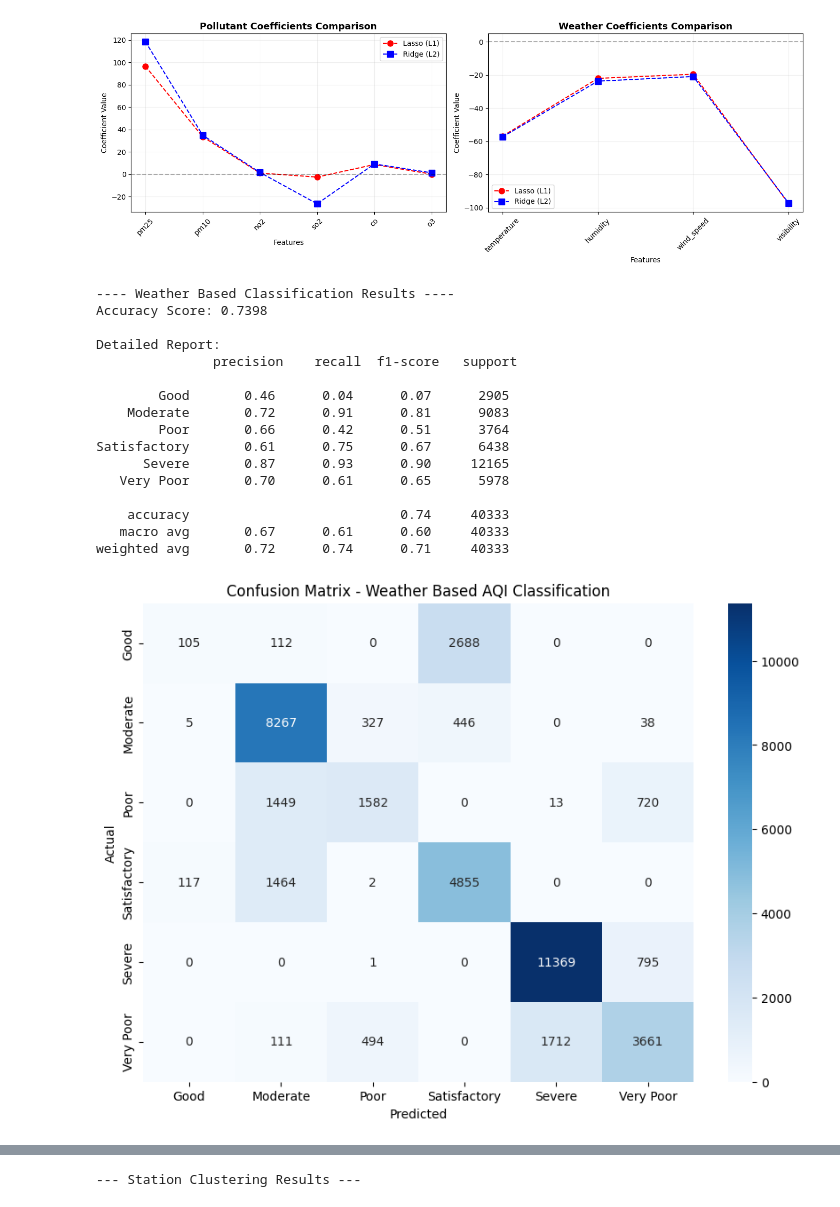
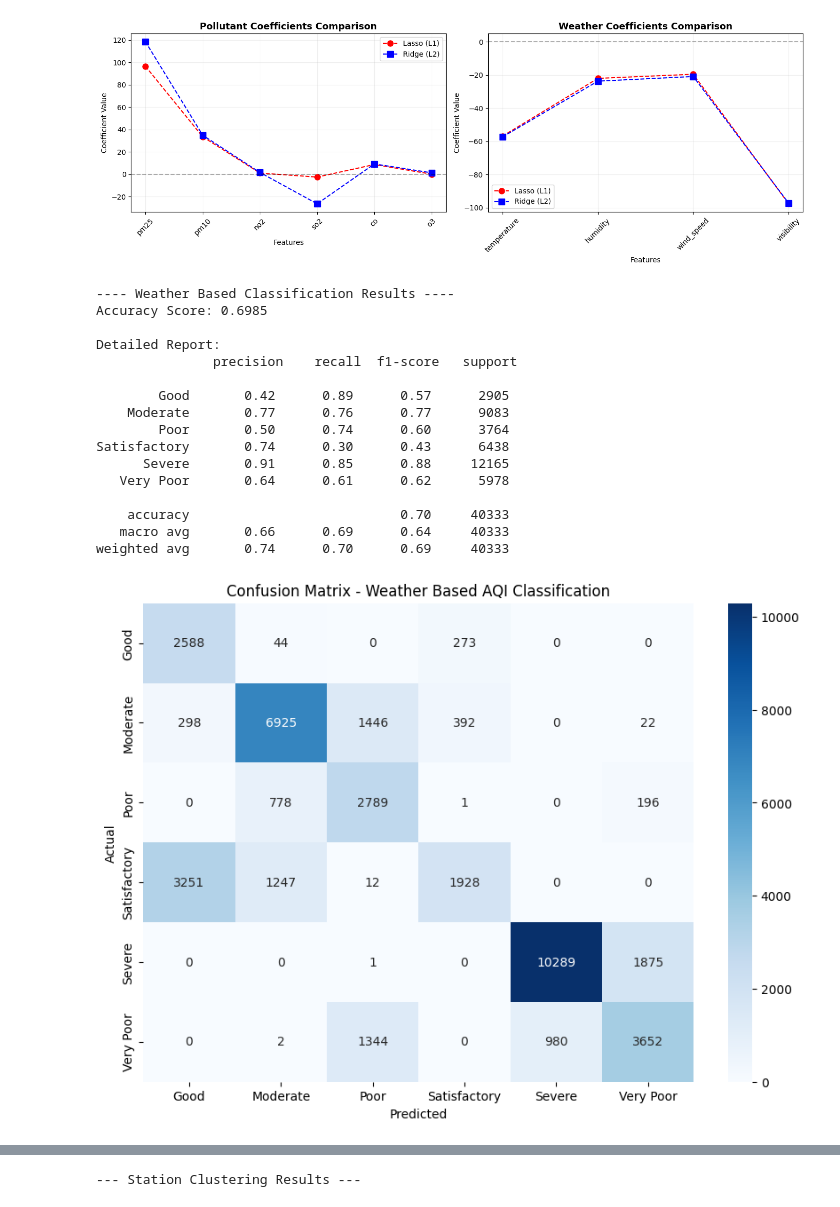
Before and after one commit to bytecraft17/AQI-Project, a Jupyter notebook: AQI_(5).ipynb, the cells around one changed output, grey strips where cells are left out. Saved outputs shown, nothing was run; the diff lists cells and outputs as text; code cells hidden in the pictures.

```diff
--- a/AQI_(5).ipynb
+++ b/AQI_(5).ipynb
@@ -992,45 +994,50 @@ y_w = df_w['aqi_class']
 
 X_train_w, X_test_w, y_train_w, y_test_w = train_test_split(X_w, y_w, test_size=0.2, random_state=42)
 
 # Classifier train karna
-rf_class_w = RandomForestClassifier(n_estimators=100, max_depth=12, random_state=42)
+rf_class_w = RandomForestClassifier(
+    n_estimators=100,
+    max_depth=12,
+    random_state=42,
+    class_weight='balanced'  # yeh line add karo
+)
 rf_class_w.fit(X_train_w, y_train_w)
 
 # Prediction & Result
 y_pred_w = rf_class_w.predict(X_test_w)
 
 print("---- Weather Based Classification Results ----")
 print(f"Accuracy Score: {accuracy_score(y_test_w, y_pred_w):.4f}")
 print("\nDetailed Report:\n", classification_report(y_test_w, y_pred_w))
 
 # 4. Confusion Matrix Plot karein (Visualizing Accuracy)
 plt.figure(figsize=(10,7))
 cm = confusion_matrix(y_test_w, y_pred_w)
 sns.heatmap(cm, annot=True, fmt='d', cmap='Blues',
             xticklabels=rf_class_w.classes_,
             yticklabels=rf_class_w.classes_)
 plt.xlabel('Predicted')
 plt.ylabel('Actual')
 plt.title('Confusion Matrix - Weather Based AQI Classification')
 plt.show()
 # %% [output]
 ---- Weather Based Classification Results ----
-Accuracy Score: 0.7398
+Accuracy Score: 0.6985
 
 Detailed Report:
                precision    recall  f1-score   support
 
-        Good       0.46      0.04      0.07      2905
-    Moderate       0.72      0.91      0.81      9083
-        Poor       0.66      0.42      0.51      3764
-Satisfactory       0.61      0.75      0.67      6438
-      Severe       0.87      0.93      0.90     12165
-   Very Poor       0.70      0.61      0.65      5978
+        Good       0.42      0.89      0.57      2905
+    Moderate       0.77      0.76      0.77      9083
+        Poor       0.50      0.74      0.60      3764
+Satisfactory       0.74      0.30      0.43      6438
+      Severe       0.91      0.85      0.88     12165
+   Very Poor       0.64      0.61      0.62      5978
 
-    accuracy                           0.74     40333
-   macro avg       0.67      0.61      0.60     40333
-weighted avg       0.72      0.74      0.71     40333
+    accuracy                           0.70     40333
+   macro avg       0.66      0.69      0.64     40333
+weighted avg       0.74      0.70      0.69     40333
-[figure, old version]
+[figure, new version]
 # %%
 !pip install folium
 # %% [output]
```
Also changed, not shown: parts of 21 cells of this notebook, 1 other file.
